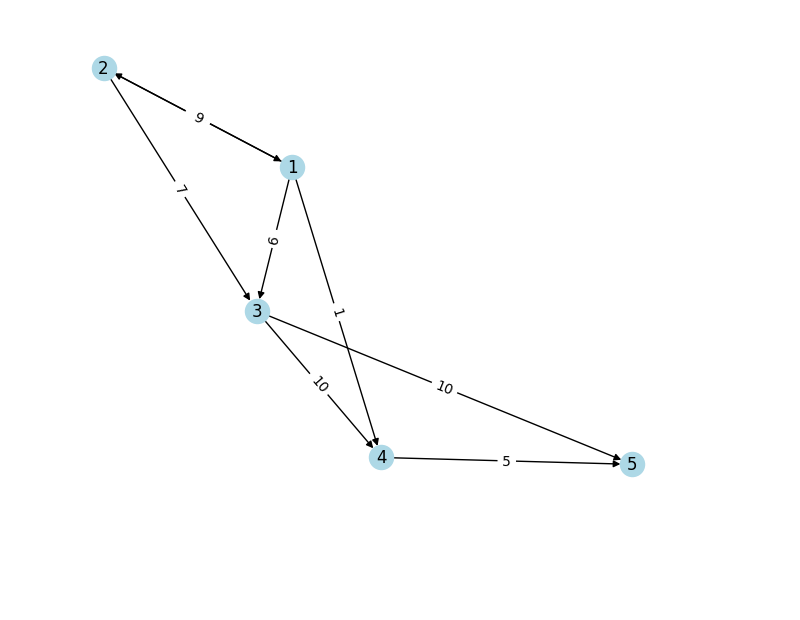
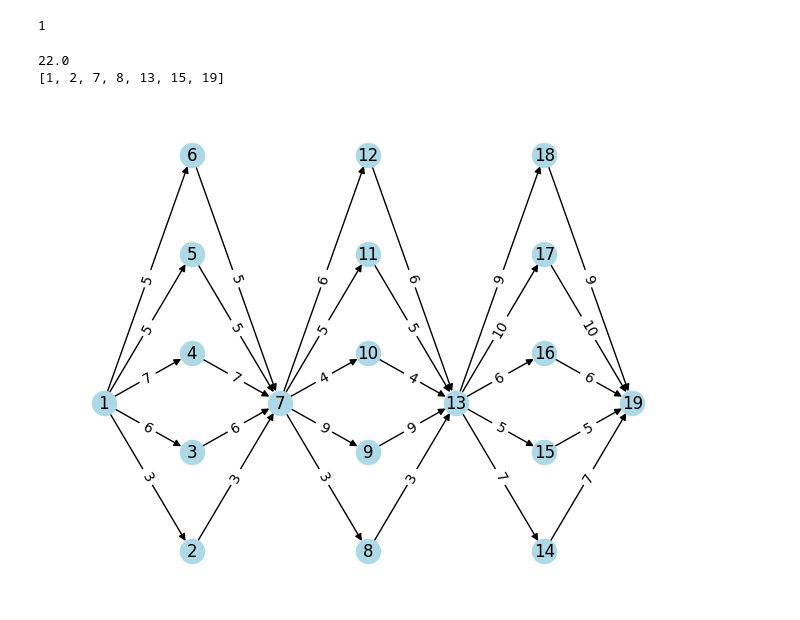
Before and after one commit to raisando/tesis, a Jupyter notebook: testing.ipynb, the cells around one changed output. Cells and saved outputs as stored; diff of their text form; code cells hidden in the pictures; blank space fills up the shorter version.

```diff
--- a/testing.ipynb
+++ b/testing.ipynb
@@ -1,17 +1,27 @@
+# %%
+7//7
+# %% [output]
+1
 # %%
 from classes import *
 import matplotlib.pyplot as plt
 import networkx as nx
 import random
 import utils as u
 
 #seed = 196796533
 #random.seed(seed)
 
-nnodes = 5
+nnodes = 7
+layers = 3
 
-N = u.generate_random_graph(nnodes)
+N,end_node = u.generate_random_graph2(nnodes,layers)
 
-N.show()
+N.show2()
+path, evader_cost = N.calculate_evader_cost(1,end_node)
+print(evader_cost)
+print(path)
 # %% [output]
+22.0
+[1, 2, 7, 8, 13, 15, 19]
-[figure, old version]
+[figure, new version]
```
Also changed, not shown: parts of 2 cells of this notebook, 2 other files.
